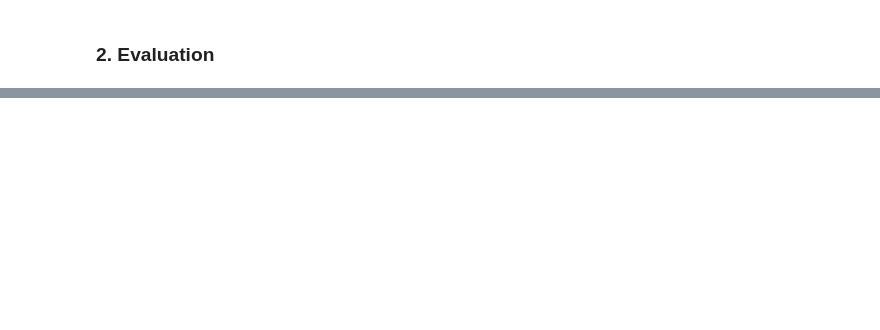
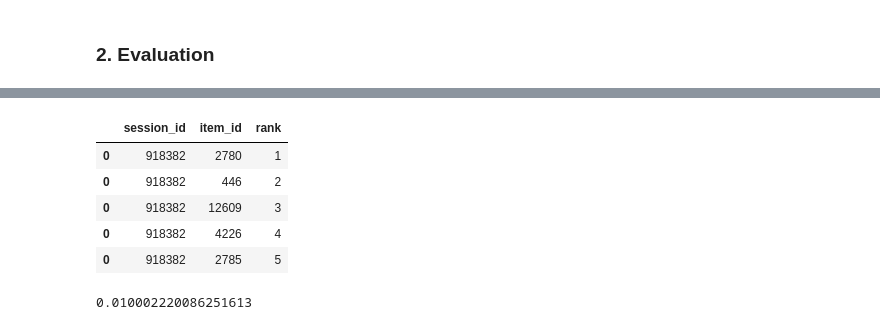
Before and after one commit to stavco9/rs-final-project, a Jupyter notebook: recsys2022/Models_for_ensemble/7a-TwoTower.ipynb, the cells around one changed output, grey strips where cells are left out. Drawn from its saved outputs; the diff is of its cells as text; code cells hidden in the pictures; blank space fills up the shorter version.

```diff
--- a/recsys2022/Models_for_ensemble/7a-TwoTower.ipynb
+++ b/recsys2022/Models_for_ensemble/7a-TwoTower.ipynb
@@ -930,0 +979,9 @@ submission_df.head()
+# %%
+submissions_df_final.head()
+# %% [output]
+|  | session_id | item_id | rank |
+| 0 | 918382 | 2780 | 1 |
+| 0 | 918382 | 446 | 2 |
+| 0 | 918382 | 12609 | 3 |
+| 0 | 918382 | 4226 | 4 |
+| 0 | 918382 | 2785 | 5 |
@@ -931,3 +992,7 @@ submission_df.head()
+# %%
+print(mrr_dict)
+# %% [output]
+0.010002220086251613
 # %%
 # NHITS=len(dataset['Session_Id'].unique())
 # HITRATE=NHITS/81600 #approximate value
```
Also changed, not shown: parts of 30 cells of this notebook.
